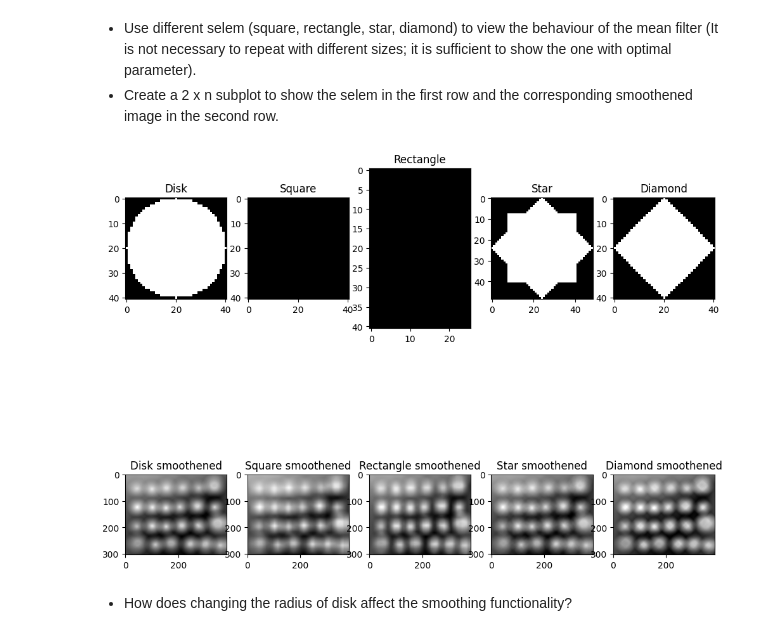
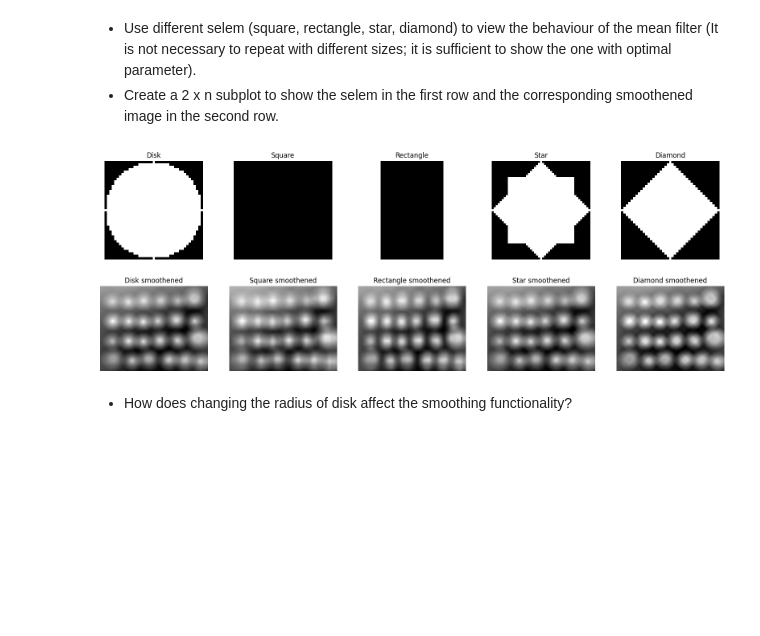
Before and after one commit to MarioROT/CV-MAI, a Jupyter notebook: Session 2/image_operators_and_filters.ipynb, the cells around one changed output. Cells and saved outputs as stored; diff of their text form; code cells hidden in the pictures; blank space fills up the shorter version.

```diff
--- a/Session 2/image_operators_and_filters.ipynb
+++ b/Session 2/image_operators_and_filters.ipynb
@@ -351,22 +370,25 @@ for selem in [10,20,30]:
 # %%
 # solution
 
 rad=20
 
 disk=morphology.disk(rad)
 square=morphology.square(rad*2+1)
 rectangle=morphology.rectangle(rad*2+1,(rad*2+1)//3*2)
 star=morphology.star(rad-4)
 diamond=morphology.diamond(rad)
 
 selem=[disk,square,rectangle,star,diamond]
 filt=[]
 for figures in selem:
   filt.append(filters.rank.mean(coins,figures))
 
-cp.custom_grids([selem[0],selem[1],selem[2],selem[3],selem[4],filt[0],filt[1],filt[2],filt[3],filt[4]],2,5,['Disk','Square','Rectangle','Star','Diamond','Disk smoothened','Square smoothened','Rectangle smoothened','Star smoothened','Diamond smoothened'],cmap='gray',figsize=(12,10),use_grid_spec=False).show()
+cp.custom_grids([selem[0],selem[1],selem[2],selem[3],selem[4],filt[0],filt[1],filt[2],filt[3],filt[4]],2,5,
+                ['Disk','Square','Rectangle','Star','Diamond','Disk smoothened','Square smoothened',
+                 'Rectangle smoothened','Star smoothened','Diamond smoothened'],
+                axis='off', cmap='gray',figsize=(20,7),use_grid_spec=False).show()
 # %% [output]
-[figure, old version]
+[figure, new version]
 # %% [markdown]
 *   How does changing the radius of disk affect the smoothing functionality?
 # %% [markdown]
```
Also changed, not shown: parts of 6 cells of this notebook.
